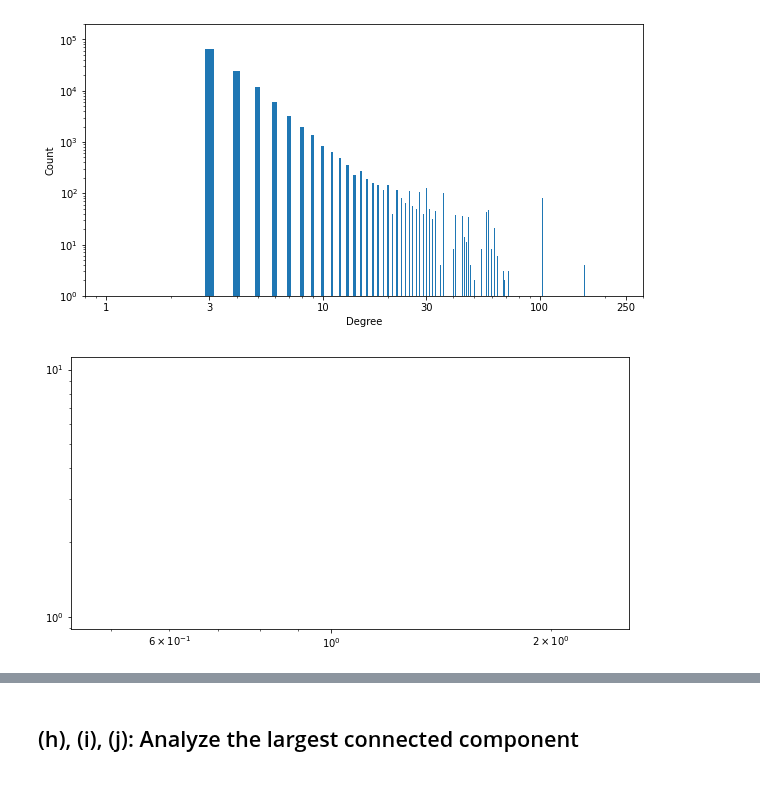
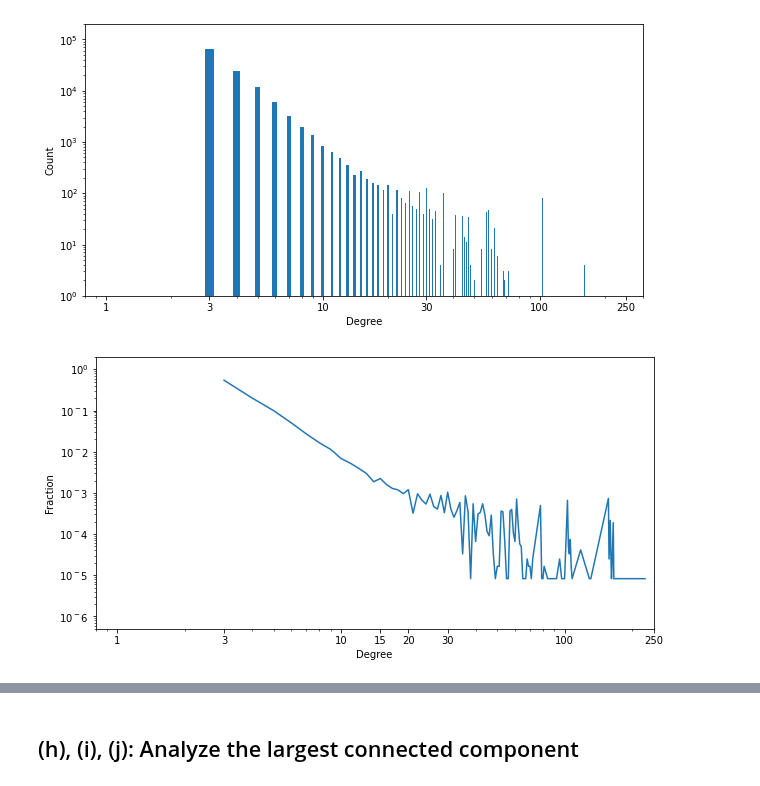
Before and after one commit to pipeton8/6.439-stats-comp-applications, a Jupyter notebook: Assignments/4 - Networks/6.439 - Problem Set 4.ipynb, the cells around one changed output, grey strips where cells are left out. Saved outputs shown, nothing was run; the diff lists cells and outputs as text; code cells hidden in the pictures.

Commit message:
Starting cumulative distribution plot

```diff
--- a/Assignments/4 - Networks/6.439 - Problem Set 4.ipynb
+++ b/Assignments/4 - Networks/6.439 - Problem Set 4.ipynb
@@ -507,35 +532,35 @@ fig.show()
 # %%
 # Axis offsets
 offset = {'x' : (0.2, 0.2),
-          'y' : (0,10**5)
+          'y' : (5 * 10**-7,1)
           }
 
 # Initialize figure
 fig, ax = plt.subplots()
 fig.set_size_inches((10,5))
 ax.set(xscale="log", yscale="log")
 
 # Plot
-sns.lineplot(x=degree_sequence, y=rel_counts)
+ax.plot(degree_sequence, rel_counts)
 
-# # Set xticks
-# xticks = [10 ** k for k in range(3)]
-# xlabels = xticks
+# Set xticks
+xticks = [1, 3, 10, 30, 100, 250]
+xlabels = xticks
 
-# plt.xticks(ticks=xticks, labels=xlabels, rotation=0, horizontalalignment = 'center')
-# plt.xlim(xticks[0] - offset['x'][0], xticks[-1] + offset['x'][1])
+plt.xticks(ticks=xticks, labels=xlabels, rotation=0, horizontalalignment = 'center')
+plt.xlim(xticks[0] - offset['x'][0], xticks[-1] + offset['x'][1])
 
-# # Set yticks
-# yticks = [10 ** k for k in range(6)]
-# ylabels = [f'10$^{k}$' for k in range(6)]
+# Set yticks
+yticks = [10 ** (-6+k) for k in range(7)]
+ylabels = [f'10$^{-6+k}$' for k in range(7)]
 
-# plt.yticks(ticks = yticks, labels = ylabels)
-# plt.ylim(yticks[0] - offset['y'][0], yticks[-1] + offset['y'][1])
+plt.yticks(ticks = yticks, labels = ylabels)
+plt.ylim(yticks[0] - offset['y'][0], yticks[-1] + offset['y'][1])
 
-# # Set axis titles
-# plt.xlabel("Count")
-# plt.ylabel("Degree")
+# Set axis titles
+plt.xlabel("Degree")
+plt.ylabel("Fraction")
 
 fig.show()
 # %% [output]
-[figure, old version]
+[figure, new version]
```
Also changed, not shown: parts of 7 cells of this notebook.
